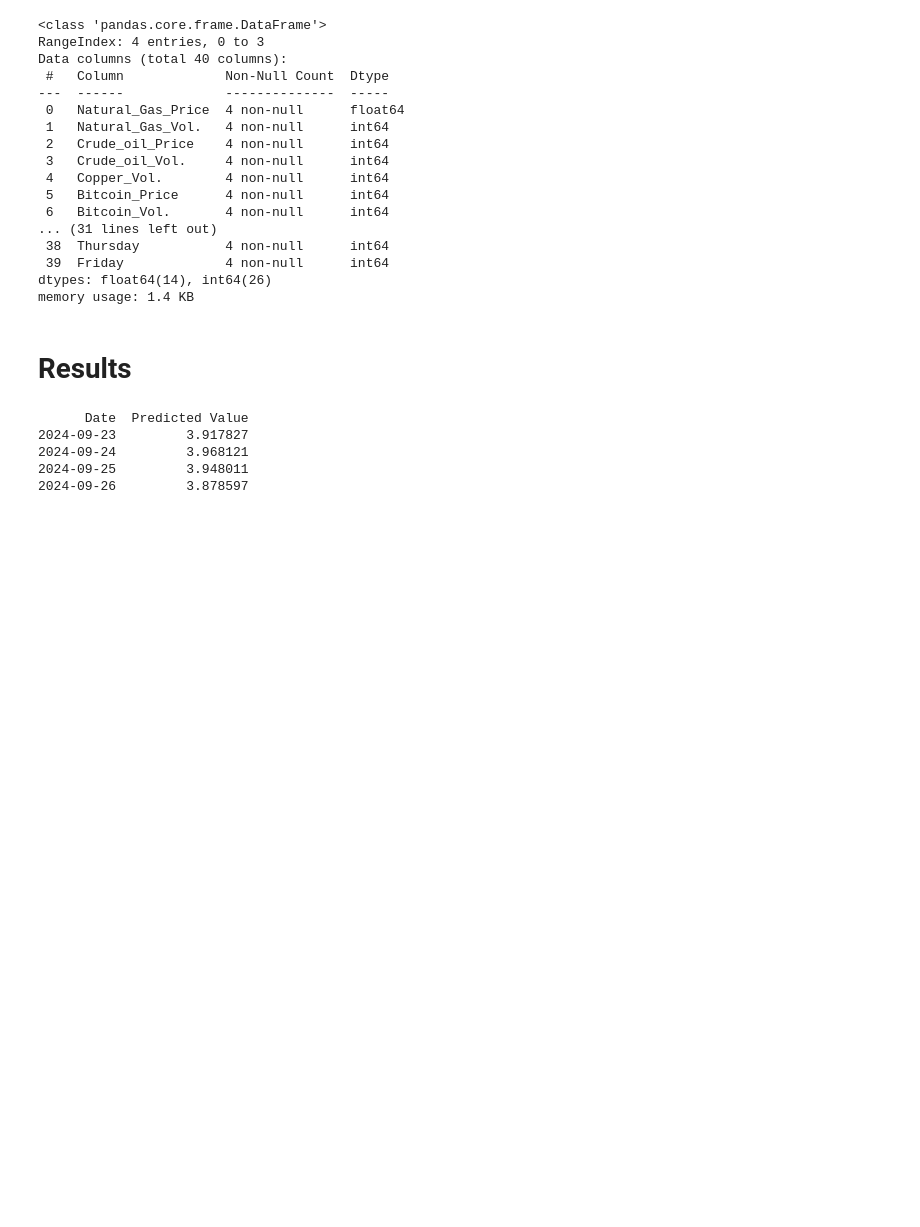
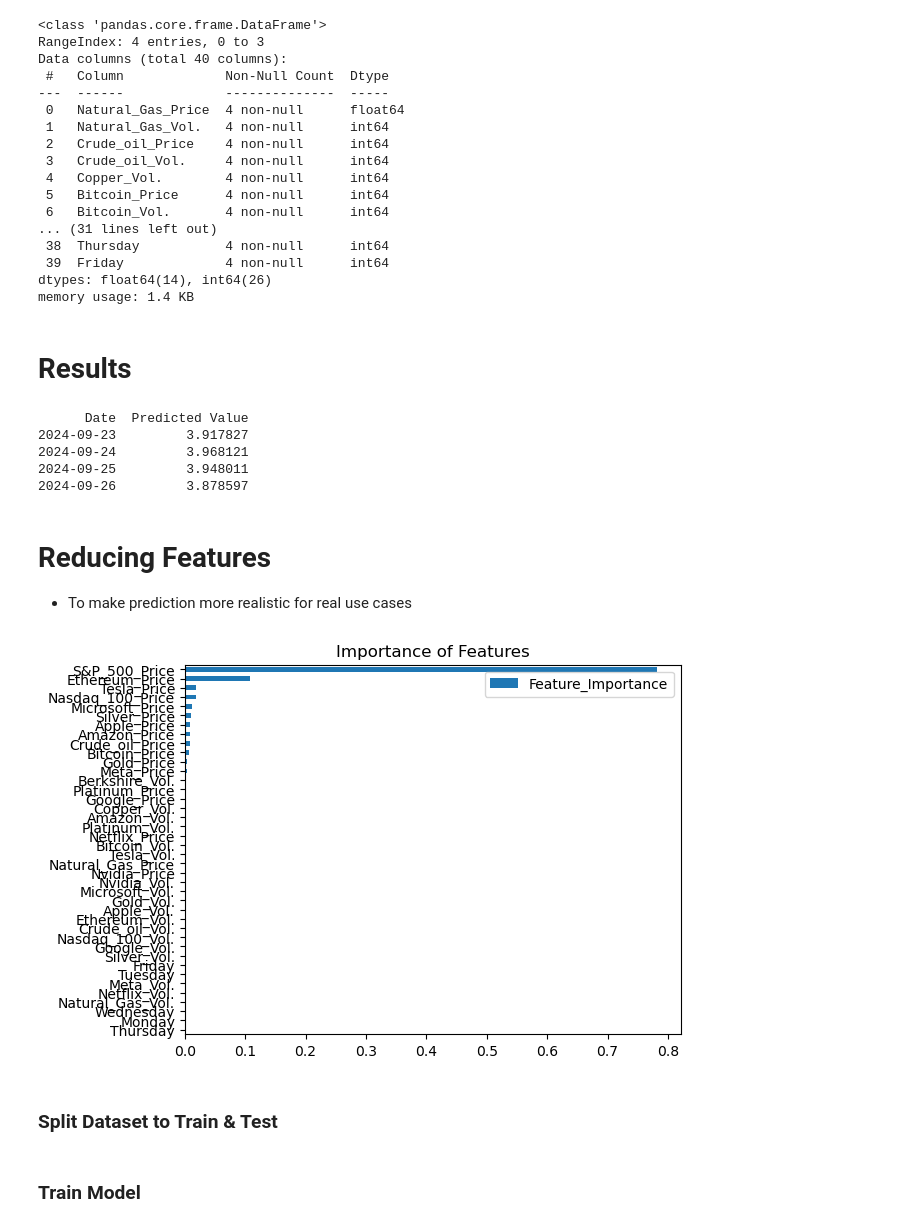
Before and after one commit to cleav84/Relationships-to-Copper, a Jupyter notebook: main.ipynb, the cells around one changed output. Drawn from its saved outputs; the diff is of its cells as text; code cells hidden in the pictures; blank space fills up the shorter version.

```diff
--- a/main.ipynb
+++ b/main.ipynb
@@ -482,3 +494,15 @@ print(results.to_string(index=False))
 2024-09-24         3.968121
 2024-09-25         3.948011
 2024-09-26         3.878597
+# %% [markdown]
+# Reducing Features
+* To make prediction more realistic for real use cases
+# %%
+ftr_imp = pd.DataFrame(data=xg_reg.feature_importances_,
+                       index=xg_reg.feature_names_in_,
+                       columns=['Feature_Importance'])
+# %%
+ftr_imp.sort_values('Feature_Importance').plot(kind='barh', title='Importance of Features')
+plt.show()
+# %% [output]
+[figure, added]
@@ -484,0 +519,2 @@ print(results.to_string(index=False))
+# %% [markdown]
+### Split Dataset to Train & Test
@@ -484,0 +526,2 @@ print(results.to_string(index=False))
+# %% [markdown]
+### Train Model
```
Also changed, not shown: parts of 22 cells of this notebook.
